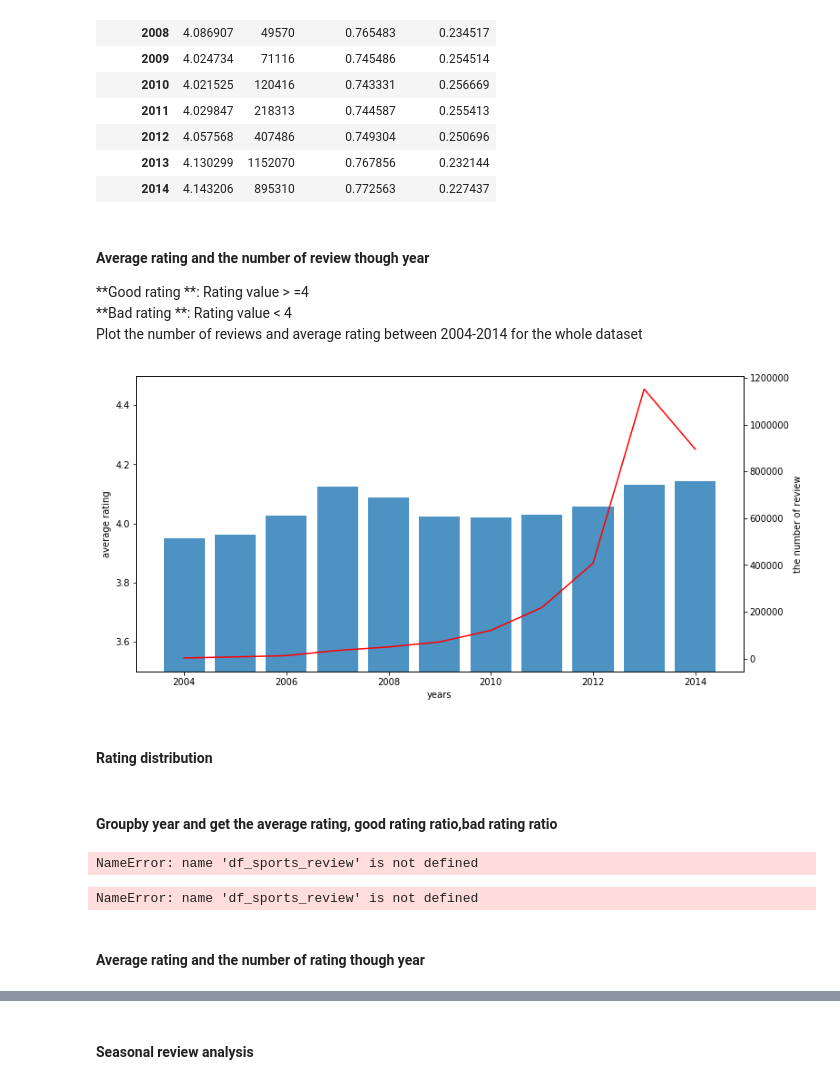
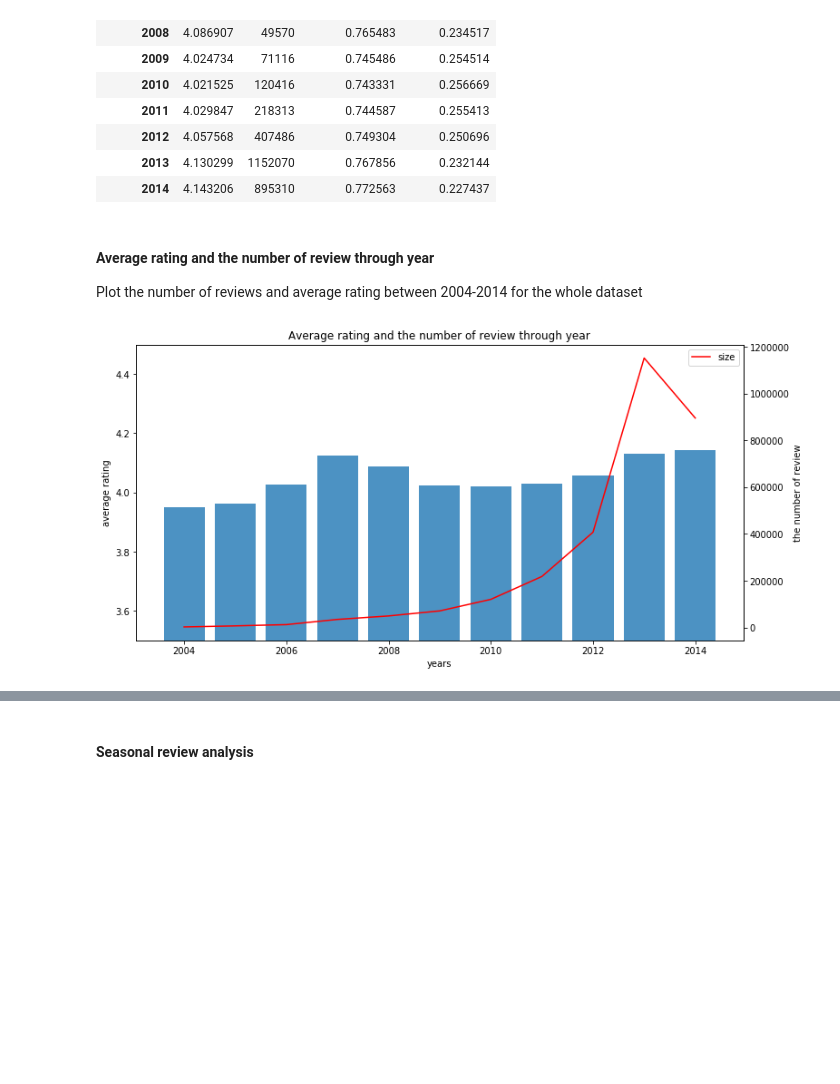
Before and after one commit to epfl-ada-2018/ada007project, a Jupyter notebook: Data general and specific analysis.ipynb, the cells around one changed output, grey strips where cells are left out. Drawn from its saved outputs; the diff is of its cells as text; code cells hidden in the pictures; blank space fills up the shorter version.

```diff
--- a/Data general and specific analysis.ipynb
+++ b/Data general and specific analysis.ipynb
@@ -127,46 +118,21 @@ df_rating_year
 | 2013 | 4.130299 | 1152070 | 0.767856 | 0.232144 |
 | 2014 | 4.143206 | 895310 | 0.772563 | 0.227437 |
 # %% [markdown]
-#### Average rating and the number of review though year
-**Good rating **: Rating value > =4
-**Bad  rating **: Rating value < 4
+#### Average rating and the number of review through year
+
 Plot the number of reviews and average rating between 2004-2014 for the whole dataset
 # %%
 _, ax1 = plt.subplots(figsize = (12,6))
 ax1.bar(df_rating_year.index,df_rating_year.avg, alpha=0.8)
 ax1.set_ylim(3.5,4.5)
 ax1.set_xlabel('years')
 ax1.set_ylabel('average rating')
 
 ax2 = ax1.twinx()  # instantiate a second axes that shares the same x-axis
 ax2.plot(df_rating_year.index,df_rating_year['size'],color ='r')
 ax2.set_ylabel('the number of review')
+ax2.legend()
+plt.title('Average rating and the number of review through year')
 plt.show()
 # %% [output]
-[figure, old version]
+[figure, new version]
-# %% [markdown]
-#### Rating distribution
-# %% [markdown]
-#### Groupby year and get the average rating, good rating ratio,bad rating ratio
-# %%
-# rating through year
-df_rating_year_grouped_sports = df_sports_review.groupby(df_sports_review.ReviewTime.dt.year)['overall']
-
-df_rating_year_sports = df_rating_year_grouped_sports.agg([np.mean,np.size])
-df_rating_year_sports.rename({'mean':'avg'},axis='columns',inplace=True)
-# %% [output]
-NameError: name 'df_sports_review' is not defined
-# %%
-grouped = df_sports_review.groupby(df_sports_review.ReviewTime.dt.year)
-# Good rating >= 4.0
-g = grouped.apply(lambda x: (x[['overall']]>= 4).sum()/x[['overall']].count())
-
-df_rating_year_sports['good_rating_per'] = g['overall']
-df_rating_year_sports['bad_rating_per'] = 1- g['overall']
-# Filter the number of rating >1000
-df_rating_year_sports = df_rating_year_sports[df_rating_year_sports['size']>1000]
-df_rating_year_sports
-# %% [output]
-NameError: name 'df_sports_review' is not defined
-# %% [markdown]
-#### Average rating and the number of rating though year
```
Also changed, not shown: parts of 44 cells of this notebook.
